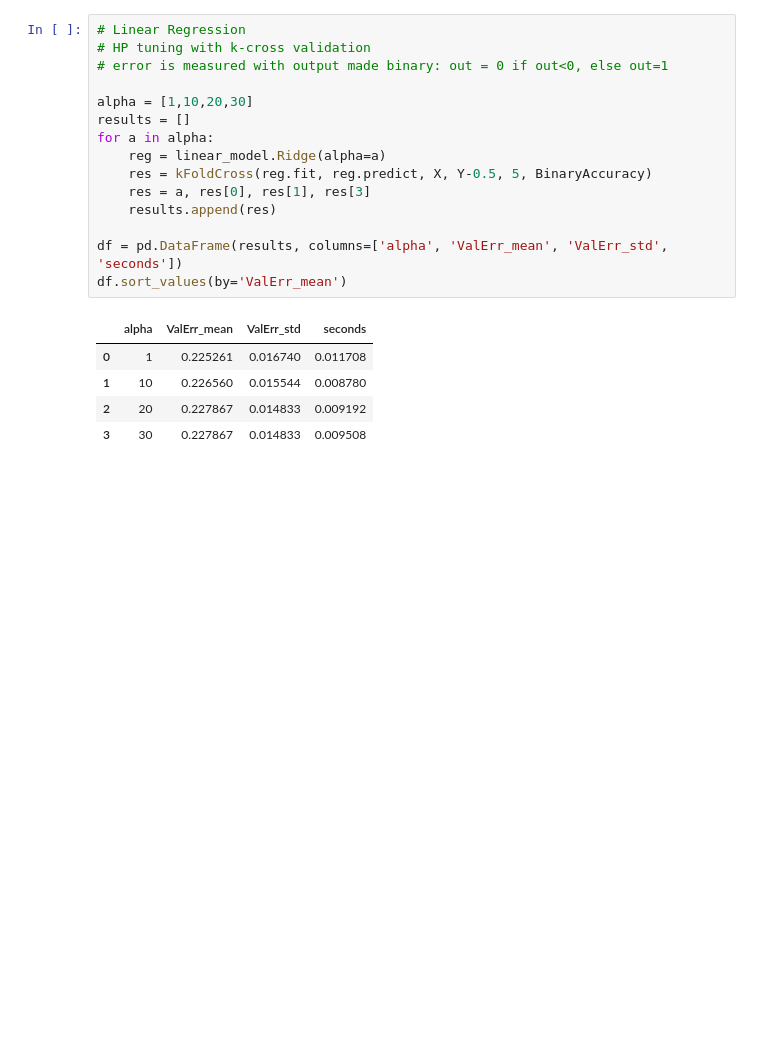
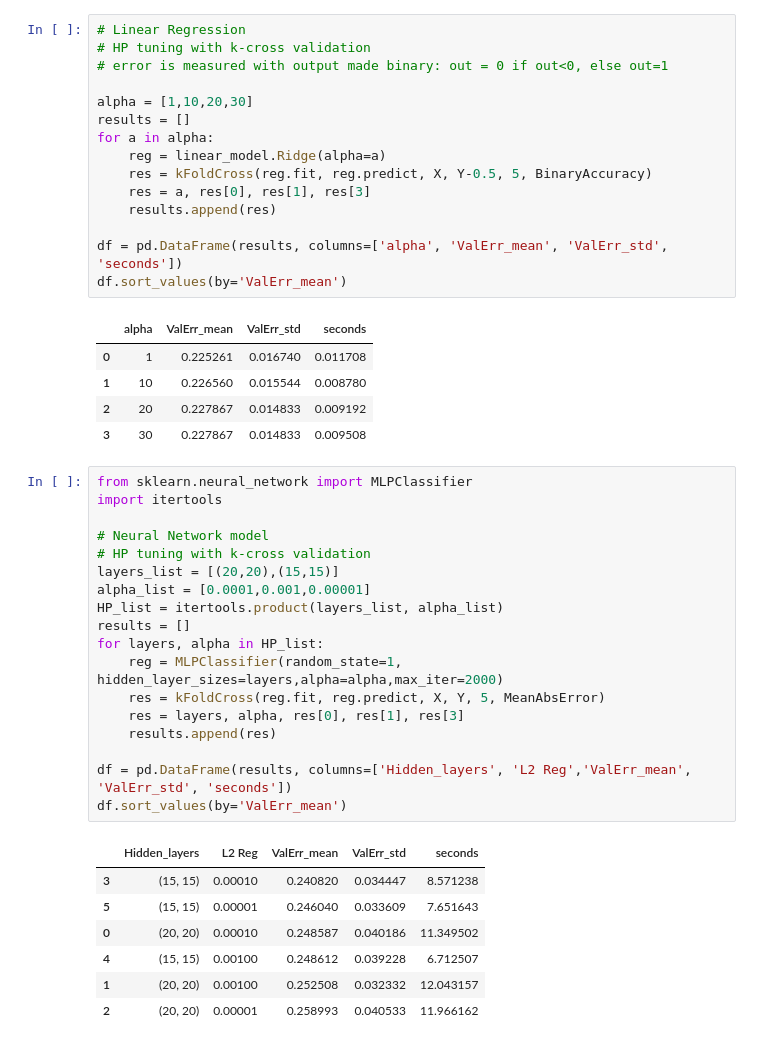
Before and after one commit to michelebersani/StatisticalLearning, a Jupyter notebook: diabetes_analysis.ipynb, the cells around one changed output. Drawn from its saved outputs; the diff is of its cells as text; blank space fills up the shorter version.

```diff
--- a/diabetes_analysis.ipynb
+++ b/diabetes_analysis.ipynb
@@ -71,3 +99,29 @@ df.sort_values(by='ValErr_mean')
 | 1 | 10 | 0.226560 | 0.015544 | 0.008780 |
 | 2 | 20 | 0.227867 | 0.014833 | 0.009192 |
 | 3 | 30 | 0.227867 | 0.014833 | 0.009508 |
+# %%
+from sklearn.neural_network import MLPClassifier
+import itertools
+
+# Neural Network model
+# HP tuning with k-cross validation
+layers_list = [(20,20),(15,15)]
+alpha_list = [0.0001,0.001,0.00001]
+HP_list = itertools.product(layers_list, alpha_list)
+results = []
+for layers, alpha in HP_list:
+    reg = MLPClassifier(random_state=1, hidden_layer_sizes=layers,alpha=alpha,max_iter=2000)
+    res = kFoldCross(reg.fit, reg.predict, X, Y, 5, MeanAbsError)
+    res = layers, alpha, res[0], res[1], res[3]
+    results.append(res)
+
+df = pd.DataFrame(results, columns=['Hidden_layers', 'L2 Reg','ValErr_mean', 'ValErr_std', 'seconds'])
+df.sort_values(by='ValErr_mean')
+# %% [output]
+|  | Hidden_layers | L2 Reg | ValErr_mean | ValErr_std | seconds |
+| 3 | (15, 15) | 0.00010 | 0.240820 | 0.034447 | 8.571238 |
+| 5 | (15, 15) | 0.00001 | 0.246040 | 0.033609 | 7.651643 |
+| 0 | (20, 20) | 0.00010 | 0.248587 | 0.040186 | 11.349502 |
+| 4 | (15, 15) | 0.00100 | 0.248612 | 0.039228 | 6.712507 |
+| 1 | (20, 20) | 0.00100 | 0.252508 | 0.032332 | 12.043157 |
+| 2 | (20, 20) | 0.00001 | 0.258993 | 0.040533 | 11.966162 |
```
Also changed, not shown: parts of 3 cells of this notebook, 2 other files.
